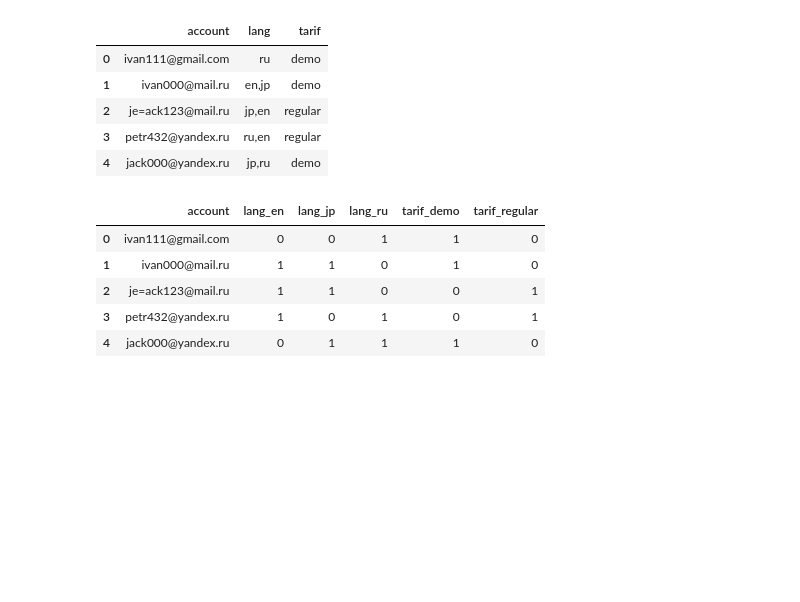
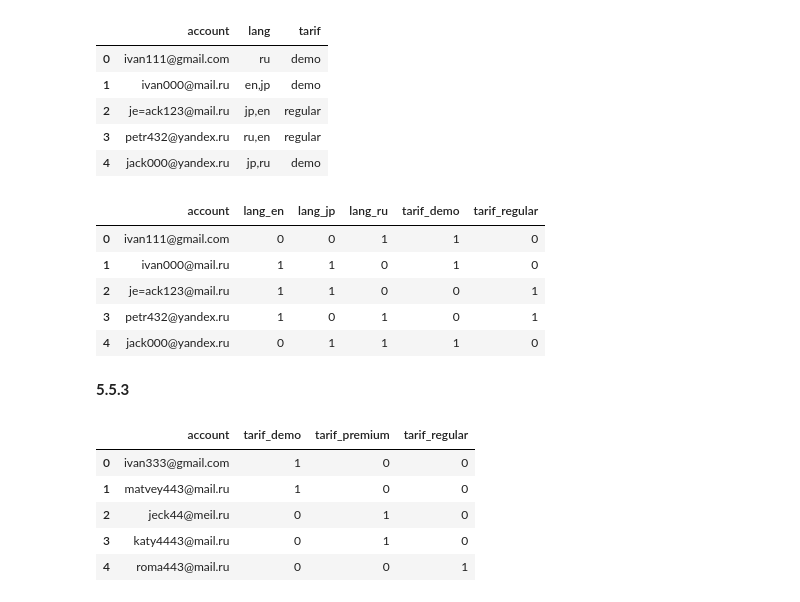
Before and after one commit to gbrs/basics_of_pandas, a Jupyter notebook: Pandas_basic.ipynb, the cells around one changed output. Cells and saved outputs as stored; diff of their text form; code cells hidden in the pictures; blank space fills up the shorter version.

```diff
--- a/Pandas_basic.ipynb
+++ b/Pandas_basic.ipynb
@@ -1641,3 +1641,21 @@ solution(df)
 | 2 | je=ack123@mail.ru | 1 | 1 | 0 | 0 | 1 |
 | 3 | petr432@yandex.ru | 1 | 0 | 1 | 0 | 1 |
 | 4 | jack000@yandex.ru | 0 | 1 | 1 | 1 | 0 |
+# %% [markdown]
+**5.5.3**
+# %%
+df = pd.DataFrame([['ivan333@gmail.com', 1, 0, 0],
+       ['matvey443@mail.ru', 1, 0, 0],
+       ['jeck44@meil.ru', 0, 1, 0],
+       ['katy4443@mail.ru', 0, 1, 0],
+       ['roma443@mail.ru', 0, 0, 1]])
+df.columns = ['account', 'tarif_demo', 'tarif_premium', 'tarif_regular']
+# %%
+df
+# %% [output]
+|  | account | tarif_demo | tarif_premium | tarif_regular |
+| 0 | ivan333@gmail.com | 1 | 0 | 0 |
+| 1 | matvey443@mail.ru | 1 | 0 | 0 |
+| 2 | jeck44@meil.ru | 0 | 1 | 0 |
+| 3 | katy4443@mail.ru | 0 | 1 | 0 |
+| 4 | roma443@mail.ru | 0 | 0 | 1 |
```
Also changed, not shown: parts of 1 cell of this notebook.
